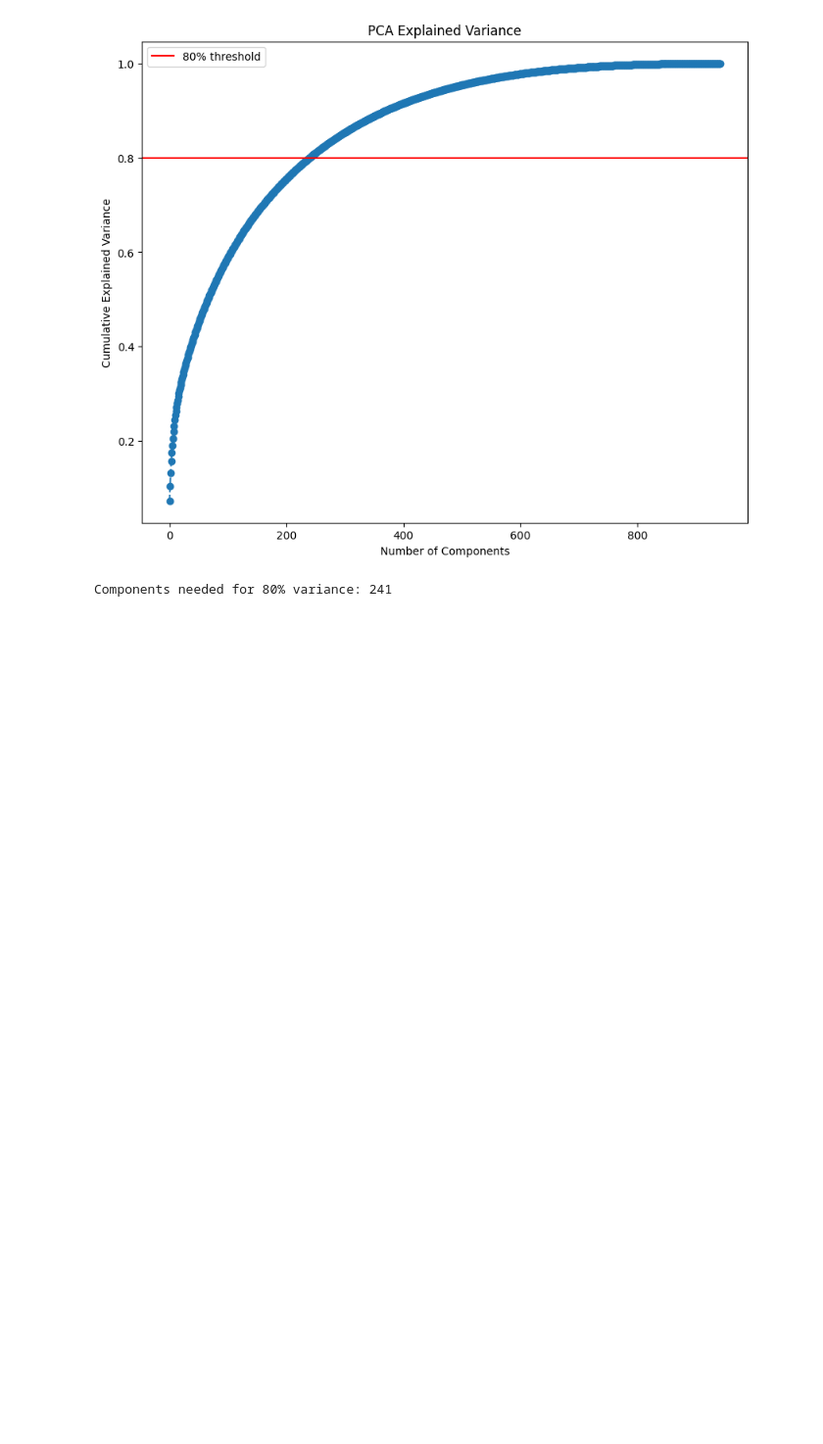
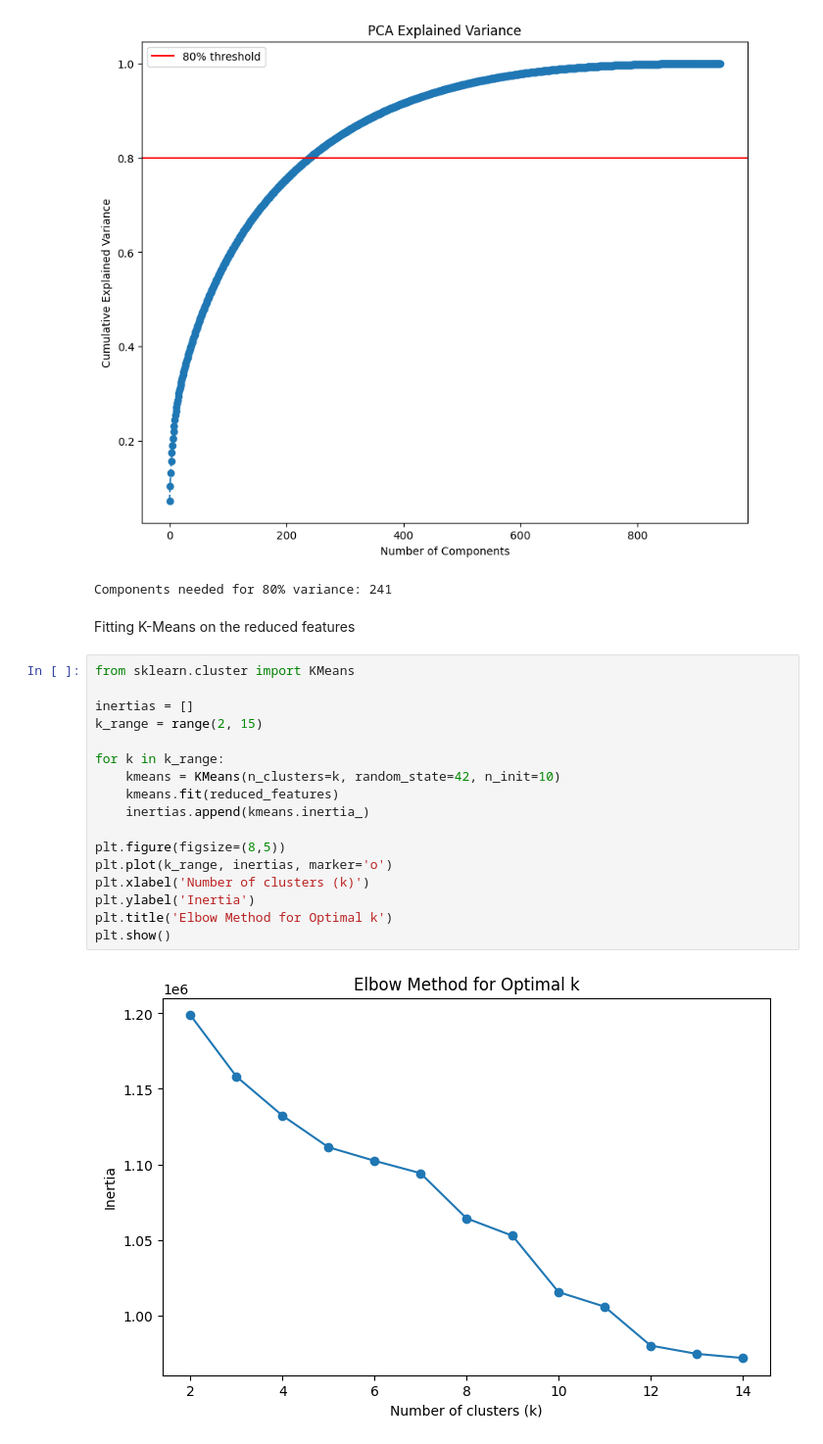
Before and after one commit to FutureProofDev/Movie_Recommendation_Engine, a Jupyter notebook: notebooks/02_feature_engineering.ipynb, the cells around one changed output. Shown at 98% size. Drawn from its saved outputs; the diff is of its cells as text; blank space fills up the shorter version.

```diff
--- a/notebooks/02_feature_engineering.ipynb
+++ b/notebooks/02_feature_engineering.ipynb
@@ -79,3 +79,24 @@ print(f"Components needed for 80% variance: {n_components_80}")
 # %% [output]
 [figure]
 Components needed for 80% variance: 241
+# %% [markdown]
+Fitting K-Means on the reduced features
+# %%
+from sklearn.cluster import KMeans
+
+inertias = []
+k_range = range(2, 15)
+
+for k in k_range:
+    kmeans = KMeans(n_clusters=k, random_state=42, n_init=10)
+    kmeans.fit(reduced_features)
+    inertias.append(kmeans.inertia_)
+
+plt.figure(figsize=(8,5))
+plt.plot(k_range, inertias, marker='o')
+plt.xlabel('Number of clusters (k)')
+plt.ylabel('Inertia')
+plt.title('Elbow Method for Optimal k')
+plt.show()
+# %% [output]
+[figure, added]
```
Also changed, not shown: parts of 20 cells of this notebook.
